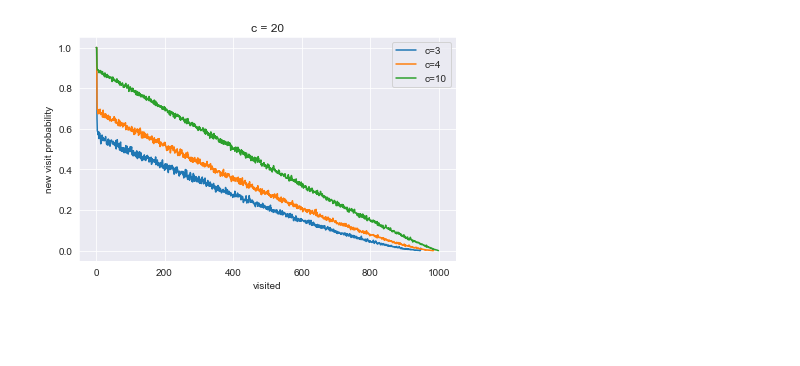
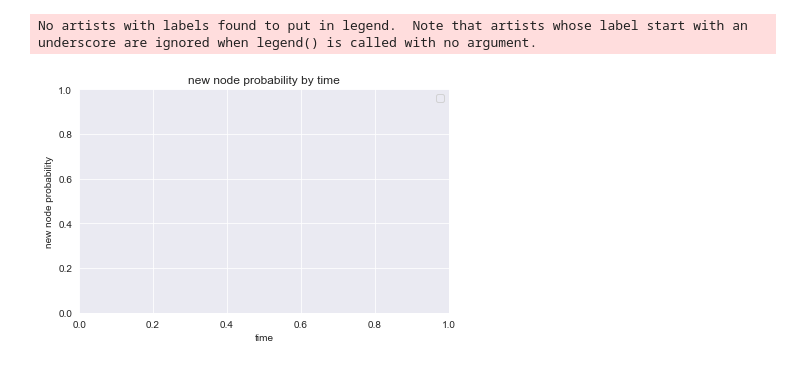
Before and after one commit to mottyg1/amirim_project, a Jupyter notebook: graphs.ipynb, the cells around one changed output. Drawn from its saved outputs; the diff is of its cells as text; code cells hidden in the pictures; blank space fills up the shorter version.

```diff
--- a/graphs.ipynb
+++ b/graphs.ipynb
@@ -9,3 +18,8 @@ df2 = pd.read_csv('./data/2023-05-17_01_er_distinctSites_n1000_s5000.csv')
+# %%
+file_name = './data/walks_0-1_s200000.h5'
+df = pd.read_hdf(file_name, 'table')
+#df2 = pd.read_csv(file_path.replace('walkData', 'timeStats'))
+#df3 = pd.read_csv(file_path.replace('walkData', 'distinctSitesStats'))
 # %%
 # Calculate the probability of the walk being retroceding based on the value of c
 prob_retroceding = df.groupby('c')['is_retroceding'].mean()
@@ -77,15 +122,13 @@ plt.show()
 # %%
 # Reshape the c values into a 5x4 grid
 c_values = df['c'].unique()
-num_rows = 5
-num_cols = 4
+num_cols = 5
+num_rows = len(c_values) // num_cols + int(len(c_values) % num_cols > 0)
 
-fig, axes = plt.subplots(num_rows, num_cols, figsize=(12, 10))
+fig, axes = plt.subplots(num_rows, num_cols, figsize=(25, 30))
 
 for i, c in enumerate(c_values):
-    row = i // num_cols
-    col = i % num_cols
-    ax = axes[row, col]
+    ax = axes[i // num_cols, i % num_cols]
 
     # Filter the DataFrame for the current c value
     filtered_df = df[df['c'] == c]
@@ -136,0 +180,20 @@ plt.show()
+# %%
+# Reshape the c values into a 5x4 grid
+c_values = df['c'].unique()
+num_rows = 5
+num_cols = 4
+
+
+for i, c in enumerate(c_values):
+    if c not in [3,4,10]:
+        continue
+    # Filter the DataFrame for the current c value
+    filtered_df = df2[df2['c'] == c]
+    plt.plot(filtered_df['time'], filtered_df['mean_distinct_nodes'], label=f'c={c}')
+
+plt.title(f'mean distinct nodes by time')
+plt.xlabel('time')
+plt.ylabel('mean distinct nodes')
+plt.legend()
+plt.tight_layout()
+plt.show()
@@ -137,22 +202,23 @@ plt.show()
 # %%
 # Reshape the c values into a 5x4 grid
 c_values = df['c'].unique()
 num_rows = 5
 num_cols = 4
 
 
 for i, c in enumerate(c_values):
     if c not in [3,4,10]:
         continue
     # Filter the DataFrame for the current c value
     filtered_df = df2[df2['c'] == c]
-    plt.plot(filtered_df['visited'], filtered_df['new_visit_probability'], label=f'c={c}')
+    plt.plot(filtered_df['time'], filtered_df['new_node_probability'], label=f'c={c}')
 
-plt.title(f'c = {c}')
-plt.xlabel('visited')
-plt.ylabel('new visit probability')
+plt.title(f'new node probability by time')
+plt.xlabel('time')
+plt.ylabel('new node probability')
 plt.legend()
 plt.tight_layout()
 plt.show()
 # %% [output]
+No artists with labels found to put in legend.  Note that artists whose label start with an underscore are ignored when legend() is called with no argument.
-[figure, old version]
+[figure, new version]
```
Also changed, not shown: parts of 14 cells of this notebook, 11 other files.
